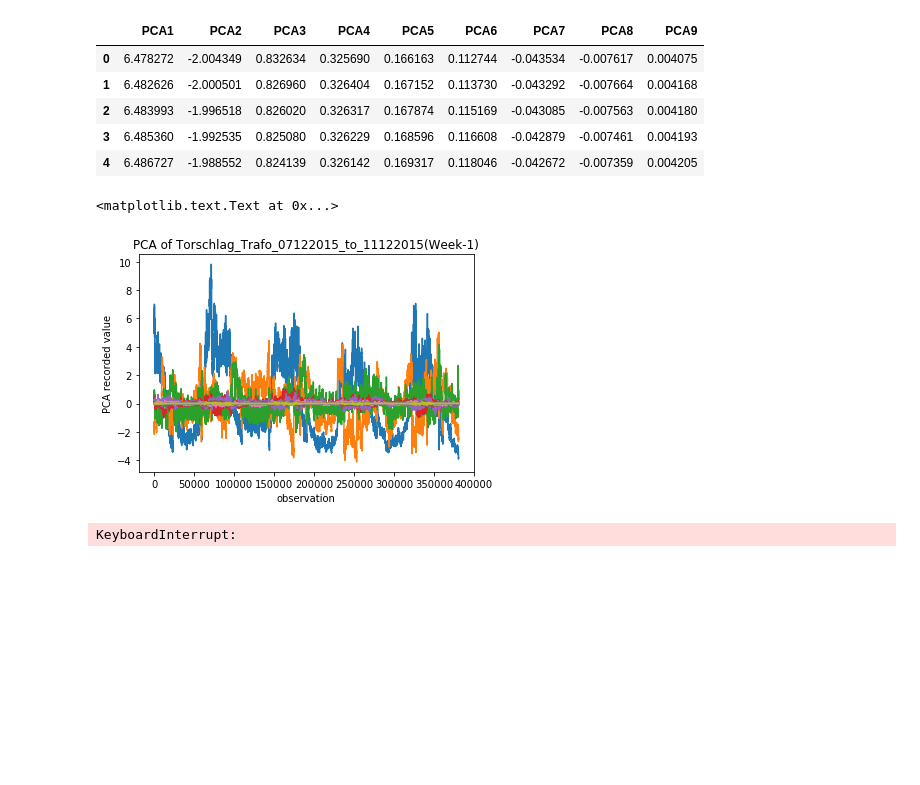
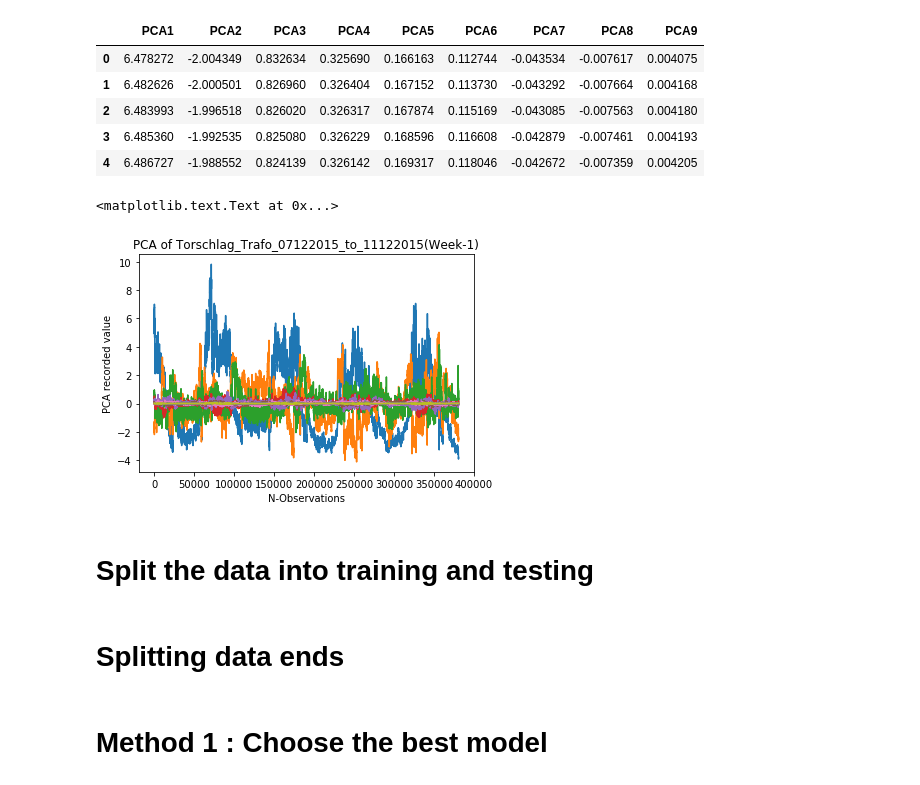
Before and after one commit to arunna09/AnomalyDetection, a Jupyter notebook: Notebooks/GMM_Base_PCA_applied.ipynb, the cells around one changed output. Drawn from its saved outputs; the diff is of its cells as text; code cells hidden in the pictures; blank space fills up the shorter version.

```diff
--- a/Notebooks/GMM_Base_PCA_applied.ipynb
+++ b/Notebooks/GMM_Base_PCA_applied.ipynb
@@ -16,6 +18,6 @@ import matplotlib as mpl
 %matplotlib inline
 # %%
-df = pd.read_csv('Torschlag_Trafo_07122015_to_11122015.csv', sep=',')
+df = pd.read_csv('data/Torschlag_Trafo_07122015_to_11122015.csv', sep=',')
 # %%
 X = df[["V1","V2","V3","I1","I2","I3","Pges","Sges","CosPhi"]]
 # %% [markdown]
@@ -160,13 +90,15 @@ data.head()
 # %%
 #Plot the PCA values
 fig = plt.figure()
 plt.legend(loc='upper right')
 plt.plot(data)
 plt.title("PCA of Torschlag_Trafo_07122015_to_11122015(Week-1)")
 
 #plt.legend()
 plt.ylabel("PCA recorded value")
-plt.xlabel("observation")
+plt.xlabel("N-Observations")
 # %% [output]
 <matplotlib.text.Text at 0x...>
-[figure, old version]
+[figure, new version]
+# %% [markdown]
+# Split the data into training and testing
@@ -173,24 +116,25 @@ plt.xlabel("observation")
+# %% [markdown]
+# Splitting data ends
+# %% [markdown]
+# Method 1 : Choose the best model
 # %%
 #Fit GMM on the PCA
 from sklearn.mixture import GaussianMixture
 import pylab as pl
 
-n_components = np.arange(1, 200)
-BIC = np.zeros(n_components.shape)
-AIC = np.zeros(n_components.shape)
-for i, n in enumerate(n_components):
-    clf = GaussianMixture(n_components=n,
-              covariance_type='full')
-    clf.fit(data)
-
-    AIC[i] = clf.aic(data)
-    BIC[i] = clf.bic(data)
-
-pl.figure()
-pl.plot(n_components, AIC, label='AIC')
-pl.plot(n_components, BIC, label='BIC')
-pl.legend(loc=0)
-pl.xlabel('n_components')
-pl.ylabel('AIC / BIC')
+def model_fit_1():
+    n_components = np.arange(1, 21)
+    BIC = np.zeros(n_components.shape)
+    AIC = np.zeros(n_components.shape)
+    for i, n in enumerate(n_components):
+        clf = GaussianMixture(n_components=n, covariance_type='full')
+        clf.fit(train)
+        AIC[i] = clf.aic(train)
+        BIC[i] = clf.bic(train)
+    pl.figure()
+    pl.plot(n_components, AIC, label='AIC')
+    pl.plot(n_components, BIC, label='BIC')
+    pl.legend(loc=0)
+    pl.xlabel('n_components')
+    pl.ylabel('AIC / BIC')
+    return clf, AIC, BIC
-# %% [output]
-KeyboardInterrupt:
```
Also changed, not shown: parts of 72 cells of this notebook.
